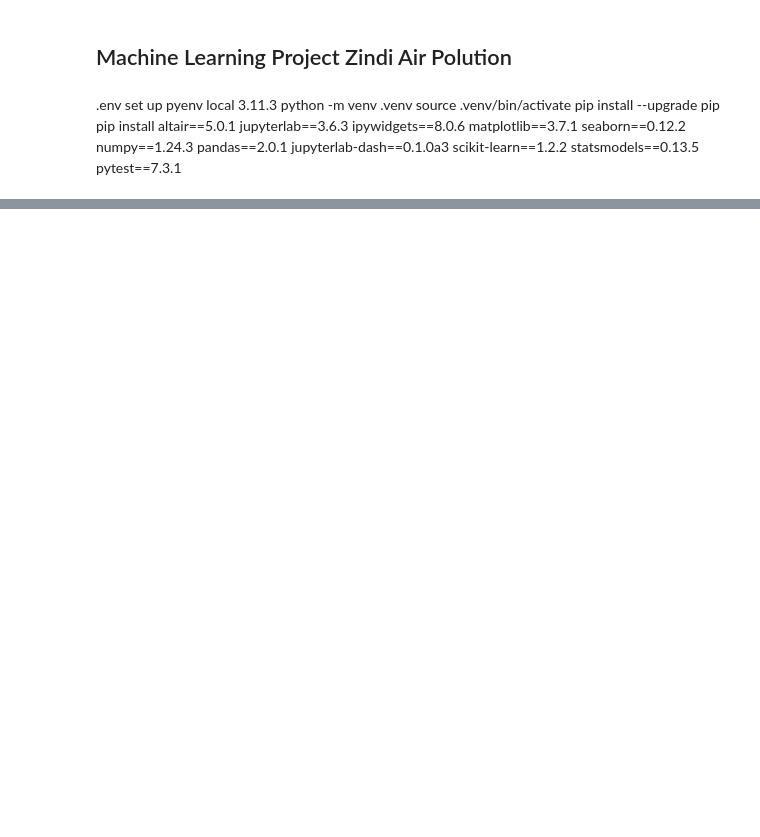
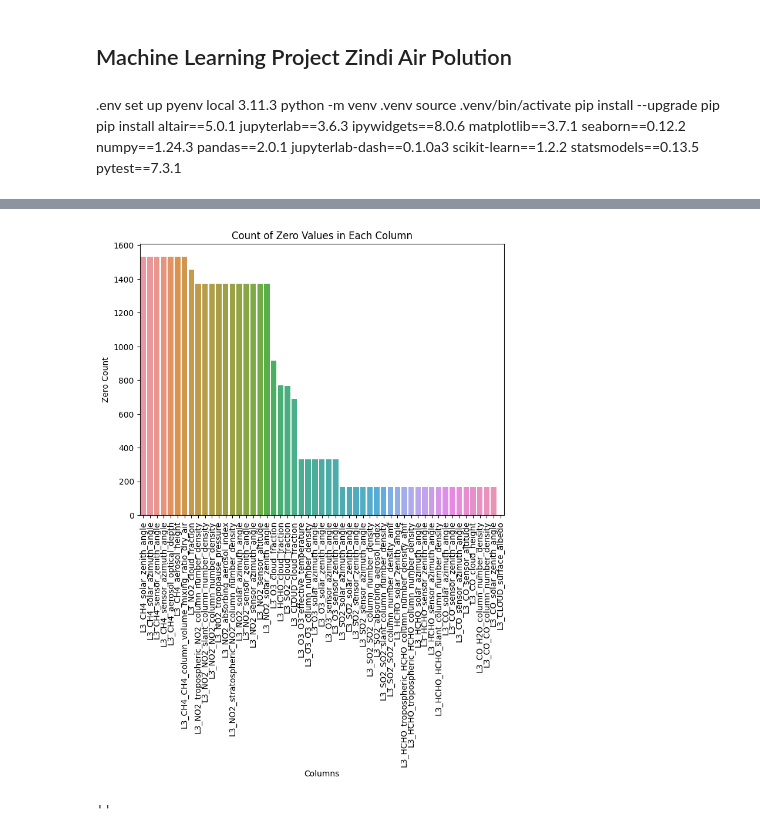
Before and after one commit to PrisBerlin/Air-Pollution-Challenge, a Jupyter notebook: MLP_eda_hannes.ipynb, the cells around one changed output, grey strips where cells are left out. Drawn from its saved outputs; the diff is of its cells as text; code cells hidden in the pictures; blank space fills up the shorter version.

```diff
--- a/MLP_eda_hannes.ipynb
+++ b/MLP_eda_hannes.ipynb
@@ -26,0 +144,21 @@ FileNotFoundError: [Errno 2] No such file or directory: 'data/test.csv'
+# %%
+# Plot occurrence of values being 0 = Zero
+
+columns_with_zeros = test.columns[test.eq(0).any()]
+zero_data = test[columns_with_zeros]
+zero_count = zero_data.eq(0).sum()
+
+zero_count = zero_count.sort_values(ascending=False)
+
+
+plt.figure(figsize=(8, 6))
+sns.barplot(x=zero_count.index, y=zero_count.values)
+plt.title('Count of Zero Values in Each Column')
+plt.xlabel('Columns')
+plt.ylabel('Zero Count')
+plt.xticks(rotation=90)
+plt.show()
+;
+# %% [output]
+[figure, added]
+''
```
Also changed, not shown: parts of 20 cells of this notebook.
